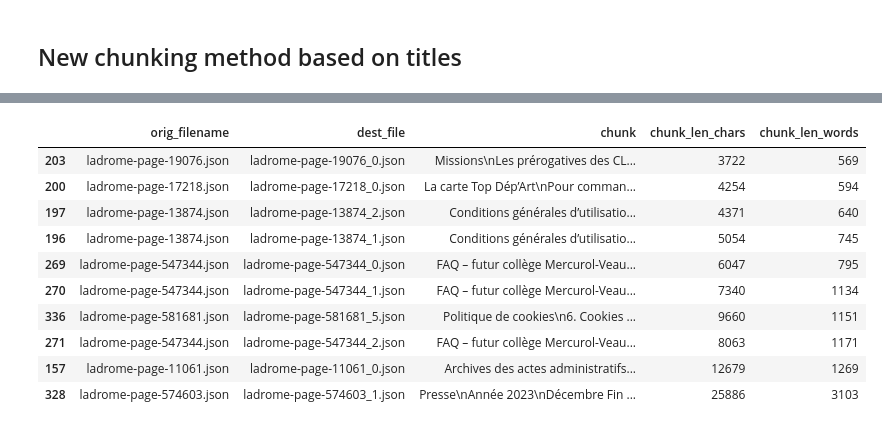
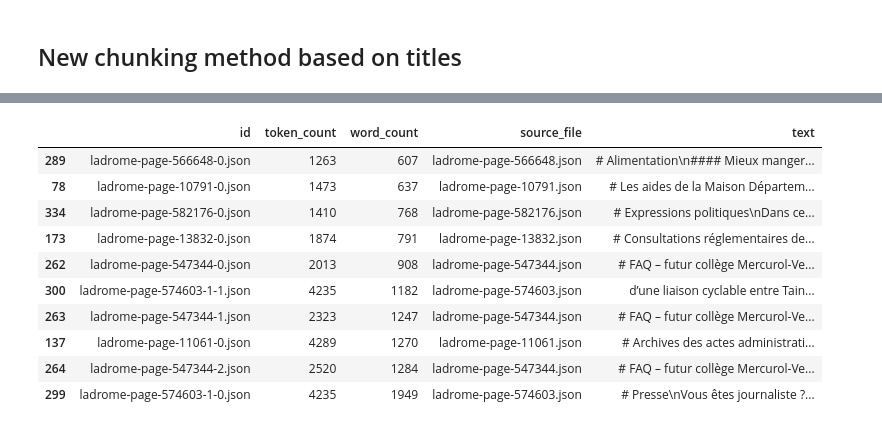
Before and after one commit to wikit-ai/chunknorris, a Jupyter notebook: HTMLs/0_prepare_chunks.ipynb, the cells around one changed output, grey strips where cells are left out. Cells and saved outputs as stored; diff of their text form; code cells hidden in the pictures.

```diff
--- a/HTMLs/0_prepare_chunks.ipynb
+++ b/HTMLs/0_prepare_chunks.ipynb
@@ -8,6 +8,6 @@ from typing import Dict, List
 import pandas as pd
 # %%
-SOURCE_FOLDER = "./data/ladrome-pages-json-v1 (Markdown)/json-v1"
+SOURCE_FOLDER = "./data/ladrome-pages-json-v1-Markdown/"
 source_files = os.listdir(SOURCE_FOLDER)
 # %%
 def read_json_file(filename):
@@ -71,7 +71,7 @@ sorted_chunks.tail(5)
 | 137 | ladrome-page-480456.json | {'@context': 'https://wikit.ai', ... | Conditions générales d’utilisatio... | Conditions générales d’utilisatio... | 17470 | 2519 |
 | 148 | ladrome-page-547344.json | {'@context': 'https://wikit.ai', ... | FAQ – futur collège Mercurol-Veaunes | FAQ – futur collège Mercurol-Veau... | 21333 | 3007 |
 # %%
-HTML_FOLDER = "./data/ladrome-pages-2023-12-22-json-v1 (HTML)/json-v1"
+HTML_FOLDER = "./data/ladrome-pages-2023-12-22-json-v1-HTML"
 #FILE = "ladrome-page-480456.json"
 #FILE = "ladrome-page-10516.json"
 #FILE = "ladrome-page-567239.json"
@@ -519,12 +946,17 @@ Pour plus d'informations:
 # %%
-cp = ChunkParser()
+html_cn = HTMLChunkNorris()
 file_list = os.listdir(SOURCE_FOLDER)
 df_constructor = []
 for file in file_list:
-    chunks = cp(os.path.join(SOURCE_FOLDER, file), max_chunk_size=200, max_title_level_to_use=1)
-    destination_filenames = [file.replace(".json", f"_{i}.json") for i, _ in enumerate(chunks)]
-    df_constructor.extend([(file, dest_file, c) for dest_file, c in zip(destination_filenames, chunks)])
+    chunks = html_cn(
+        os.path.join(SOURCE_FOLDER, file),
+        max_title_level_to_use="h3",
+        max_chunk_word_length=250,
+        link_placement="end_of_chunk",
+        chunk_tokens_exceeded_handling="split"
+    )
+    df_constructor.extend(chunks)
 
-drome_df = pd.DataFrame(df_constructor, columns=["orig_filename", "dest_file", "chunk"])
+drome_df = pd.DataFrame(df_constructor)
 drome_df.head()
 # %% [output]
@@ -537,3 +968,0 @@ drome_df.head()
-# %%
-drome_df[["chunk_len_chars", "chunk_len_words"]] = drome_df["chunk"].apply(get_chunk_length)
-drome_df["chunk_len_words"].describe()
@@ -550,18 +981,18 @@ Name: chunk_len_words, dtype: float64
 # %%
-sorted_chunks = drome_df.sort_values(by="chunk_len_words")
+sorted_chunks = drome_df.sort_values(by="word_count")
 sorted_chunks.tail(10)
 # %% [output]
-|  | orig_filename | dest_file | chunk | chunk_len_chars | chunk_len_words |
-| 203 | ladrome-page-19076.json | ladrome-page-19076_0.json | Missions\nLes prérogatives des CL... | 3722 | 569 |
-| 200 | ladrome-page-17218.json | ladrome-page-17218_0.json | La carte Top Dép’Art\nPour comman... | 4254 | 594 |
-| 197 | ladrome-page-13874.json | ladrome-page-13874_2.json | Conditions générales d’utilisatio... | 4371 | 640 |
-| 196 | ladrome-page-13874.json | ladrome-page-13874_1.json | Conditions générales d’utilisatio... | 5054 | 745 |
-| 269 | ladrome-page-547344.json | ladrome-page-547344_0.json | FAQ – futur collège Mercurol-Veau... | 6047 | 795 |
-| 270 | ladrome-page-547344.json | ladrome-page-547344_1.json | FAQ – futur collège Mercurol-Veau... | 7340 | 1134 |
-| 336 | ladrome-page-581681.json | ladrome-page-581681_5.json | Politique de cookies\n6. Cookies ... | 9660 | 1151 |
-| 271 | ladrome-page-547344.json | ladrome-page-547344_2.json | FAQ – futur collège Mercurol-Veau... | 8063 | 1171 |
-| 157 | ladrome-page-11061.json | ladrome-page-11061_0.json | Archives des actes administratifs... | 12679 | 1269 |
-| 328 | ladrome-page-574603.json | ladrome-page-574603_1.json | Presse\nAnnée 2023\nDécembre Fin ... | 25886 | 3103 |
+|  | id | token_count | word_count | source_file | text |
+| 289 | ladrome-page-566648-0.json | 1263 | 607 | ladrome-page-566648.json | # Alimentation\n#### Mieux manger... |
+| 78 | ladrome-page-10791-0.json | 1473 | 637 | ladrome-page-10791.json | # Les aides de la Maison Départem... |
+| 334 | ladrome-page-582176-0.json | 1410 | 768 | ladrome-page-582176.json | # Expressions politiques\nDans ce... |
+| 173 | ladrome-page-13832-0.json | 1874 | 791 | ladrome-page-13832.json | # Consultations réglementaires de... |
+| 262 | ladrome-page-547344-0.json | 2013 | 908 | ladrome-page-547344.json | # FAQ – futur collège Mercurol-Ve... |
+| 300 | ladrome-page-574603-1-1.json | 4235 | 1182 | ladrome-page-574603.json | d’une liaison cyclable entre Tain... |
+| 263 | ladrome-page-547344-1.json | 2323 | 1247 | ladrome-page-547344.json | # FAQ – futur collège Mercurol-Ve... |
+| 137 | ladrome-page-11061-0.json | 4289 | 1270 | ladrome-page-11061.json | # Archives des actes administrati... |
+| 264 | ladrome-page-547344-2.json | 2520 | 1284 | ladrome-page-547344.json | # FAQ – futur collège Mercurol-Ve... |
+| 299 | ladrome-page-574603-1-0.json | 4235 | 1949 | ladrome-page-574603.json | # Presse\nVous êtes journaliste ?... |
 # %%
 sorted_chunks.head(50)
 # %% [output]
```
Also changed, not shown: parts of 12 cells of this notebook.
